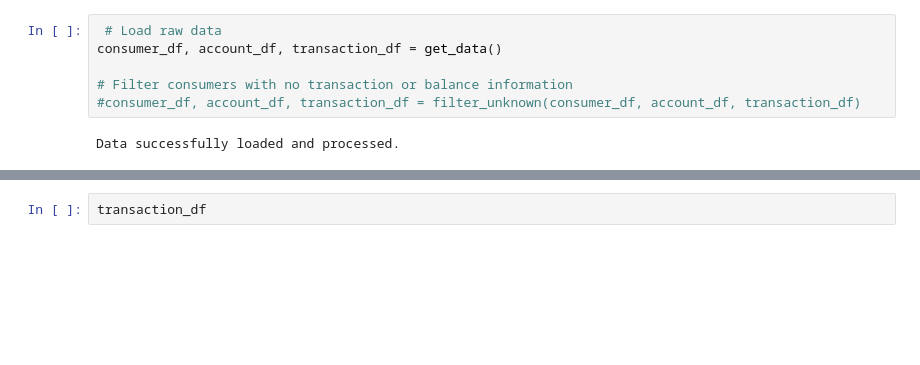
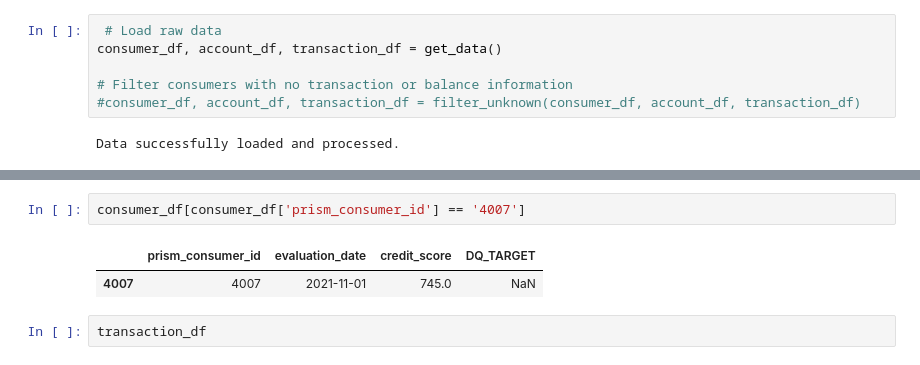
Before and after one commit to mozer123/credit_scoring, a Jupyter notebook: src/main.ipynb, the cells around one changed output, grey strips where cells are left out. Drawn from its saved outputs; the diff is of its cells as text; blank space fills up the shorter version.

```diff
--- a/src/main.ipynb
+++ b/src/main.ipynb
@@ -37,3 +21,8 @@ consumer_df
+# %%
+consumer_df[consumer_df['prism_consumer_id'] == '4007']
+# %% [output]
+|  | prism_consumer_id | evaluation_date | credit_score | DQ_TARGET |
+| 4007 | 4007 | 2021-11-01 | 745.0 | NaN |
 # %%
 transaction_df
 # %% [output]
```
Also changed, not shown: parts of 15 cells of this notebook, 2 other files.
